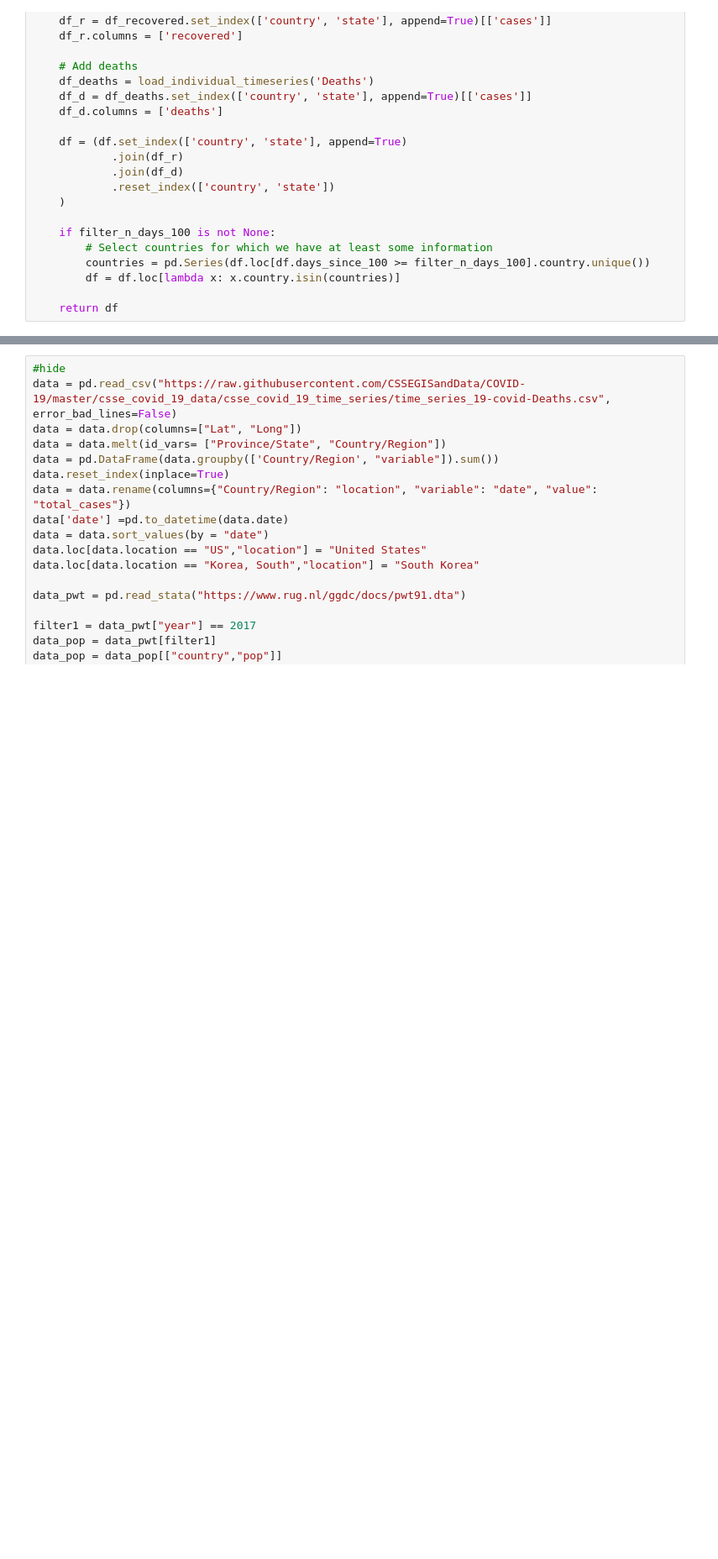
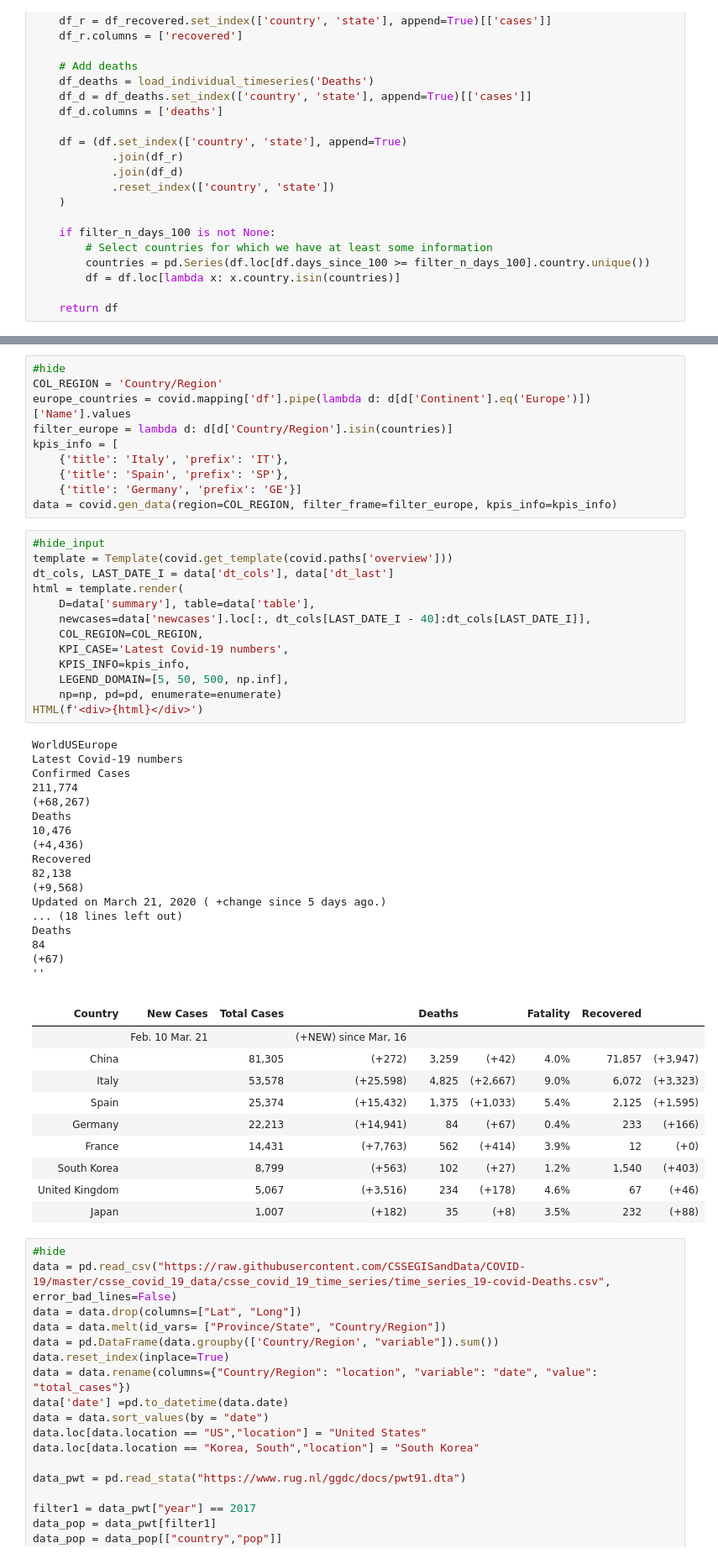
Before and after one commit to fabsta/blog, a Jupyter notebook: _notebooks/2020-03-21-Corona_visualizations.ipynb, the cells around one changed output, grey strips where cells are left out. Shown at 84% size. Cells and saved outputs as stored; diff of their text form; blank space fills up the shorter version.

Commit message:
added nice data overview

```diff
--- a/_notebooks/2020-03-21-Corona_visualizations.ipynb
+++ b/_notebooks/2020-03-21-Corona_visualizations.ipynb
@@ -110,3 +132,55 @@ def load_data(drop_states=False, p_crit=.05, filter_n_days_100=None):
+# %%
+#hide
+COL_REGION = 'Country/Region'
+europe_countries = covid.mapping['df'].pipe(lambda d: d[d['Continent'].eq('Europe')])['Name'].values
+filter_europe = lambda d: d[d['Country/Region'].isin(countries)]
+kpis_info = [
+    {'title': 'Italy', 'prefix': 'IT'},
+    {'title': 'Spain', 'prefix': 'SP'},
+    {'title': 'Germany', 'prefix': 'GE'}]
+data = covid.gen_data(region=COL_REGION, filter_frame=filter_europe, kpis_info=kpis_info)
+# %%
+#hide_input
+template = Template(covid.get_template(covid.paths['overview']))
+dt_cols, LAST_DATE_I = data['dt_cols'], data['dt_last']
+html = template.render(
+    D=data['summary'], table=data['table'],
+    newcases=data['newcases'].loc[:, dt_cols[LAST_DATE_I - 40]:dt_cols[LAST_DATE_I]],
+    COL_REGION=COL_REGION,
+    KPI_CASE='Latest Covid-19 numbers',
+    KPIS_INFO=kpis_info,
+    LEGEND_DOMAIN=[5, 50, 500, np.inf],
+    np=np, pd=pd, enumerate=enumerate)
+HTML(f'<div>{html}</div>')
+# %% [output]
+WorldUSEurope
+Latest Covid-19 numbers
+Confirmed Cases
+211,774
+(+68,267)
+Deaths
+10,476
+(+4,436)
+Recovered
+82,138
+(+9,568)
+Updated on March 21, 2020 ( +change since 5 days ago.)
+... (18 lines left out)
+Deaths
+84
+(+67)
+''
+|  |  |  |  |  |  |  |  |  |
+| Country | New Cases | Total Cases |  | Deaths |  | Fatality | Recovered |  |
+|  | Feb. 10 Mar. 21 |  | (+NEW) since Mar, 16 |  |  |  |  |  |
+| China |  | 81,305 | (+272) | 3,259 | (+42) | 4.0% | 71,857 | (+3,947) |
+| Italy |  | 53,578 | (+25,598) | 4,825 | (+2,667) | 9.0% | 6,072 | (+3,323) |
+| Spain |  | 25,374 | (+15,432) | 1,375 | (+1,033) | 5.4% | 2,125 | (+1,595) |
+| Germany |  | 22,213 | (+14,941) | 84 | (+67) | 0.4% | 233 | (+166) |
+| France |  | 14,431 | (+7,763) | 562 | (+414) | 3.9% | 12 | (+0) |
+| South Korea |  | 8,799 | (+563) | 102 | (+27) | 1.2% | 1,540 | (+403) |
+| United Kingdom |  | 5,067 | (+3,516) | 234 | (+178) | 4.6% | 67 | (+46) |
+| Japan |  | 1,007 | (+182) | 35 | (+8) | 3.5% | 232 | (+88) |
 # %%
 #hide
 data = pd.read_csv("https://raw.githubusercontent.com/CSSEGISandData/COVID-19/master/csse_covid_19_data/csse_covid_19_time_series/time_series_19-covid-Deaths.csv", error_bad_lines=False)
```
Also changed, not shown: parts of 3 cells of this notebook.
